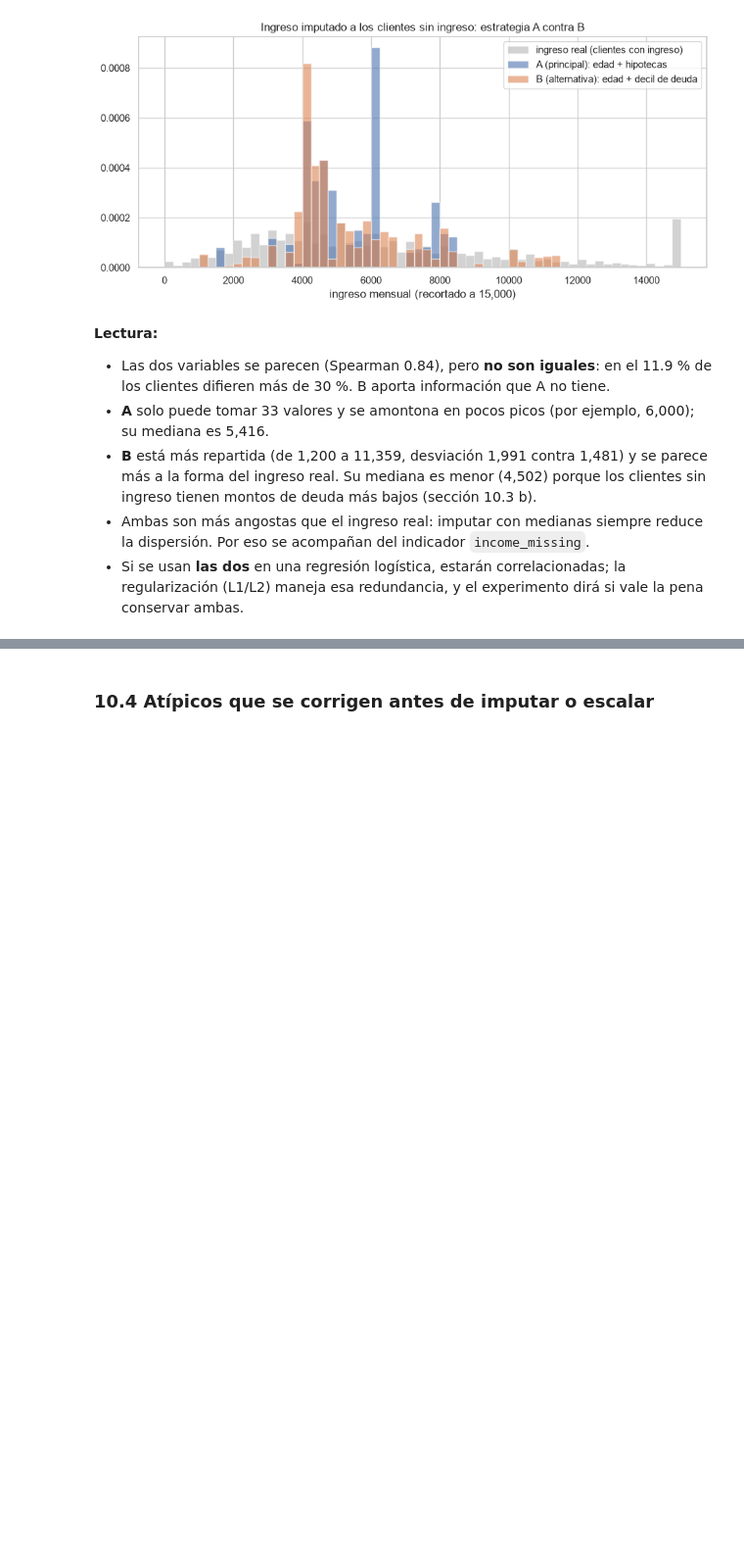
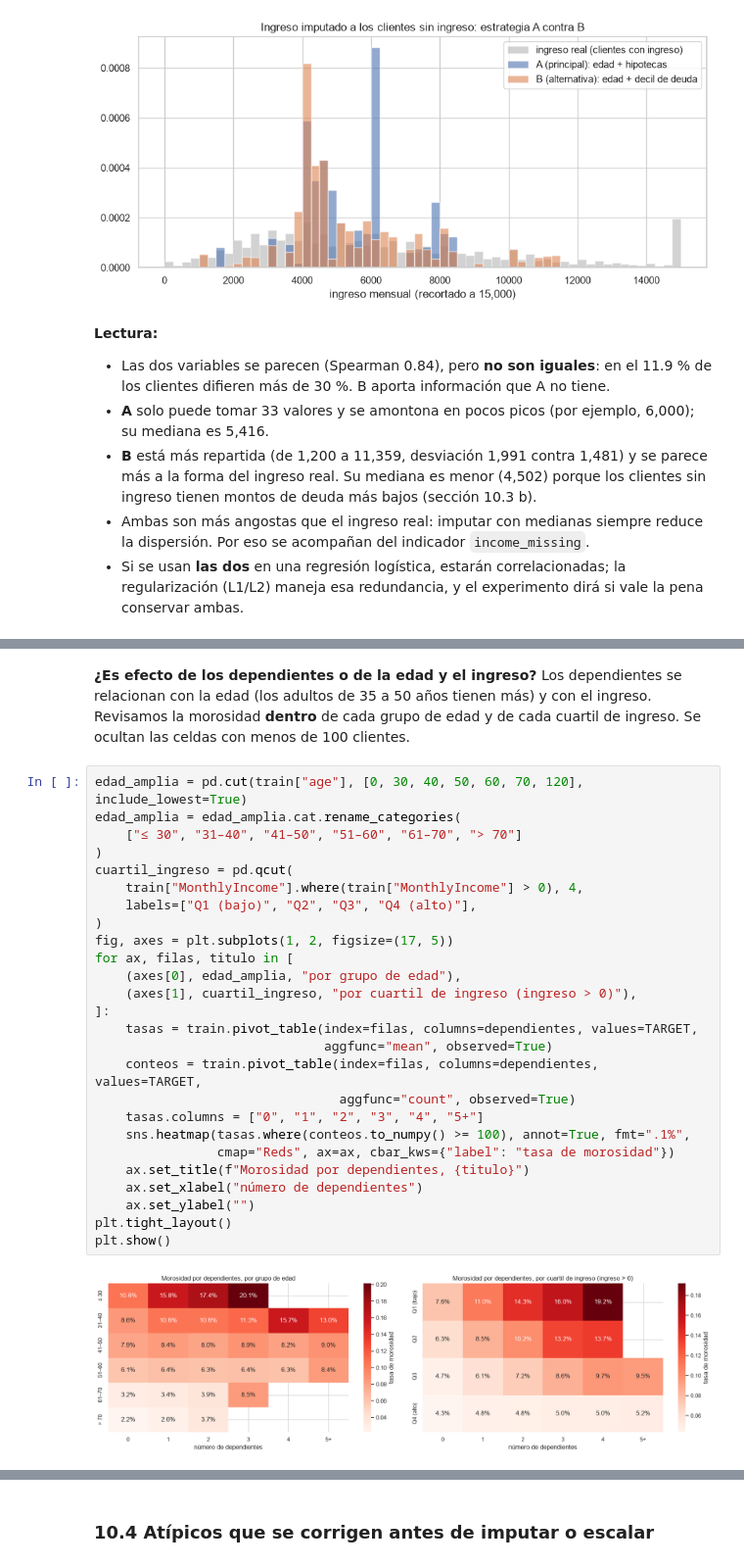
Before and after one commit to gustavopardoitam/ml-competencia-crediticia, a Jupyter notebook: notebooks/02_eda.ipynb, the cells around one changed output, grey strips where cells are left out. Shown at 98% size. Drawn from its saved outputs; the diff is of its cells as text; blank space fills up the shorter version.

```diff
--- a/notebooks/02_eda.ipynb
+++ b/notebooks/02_eda.ipynb
@@ -1003,0 +1330,34 @@ Clientes donde A y B difieren más de 30 %: 11.9%
+# %% [markdown]
+**¿Es efecto de los dependientes o de la edad y el ingreso?** Los
+dependientes se relacionan con la edad (los adultos de 35 a 50 años tienen
+más) y con el ingreso. Revisamos la morosidad **dentro** de cada grupo de
+edad y de cada cuartil de ingreso. Se ocultan las celdas con menos de 100
+clientes.
+# %%
+edad_amplia = pd.cut(train["age"], [0, 30, 40, 50, 60, 70, 120], include_lowest=True)
+edad_amplia = edad_amplia.cat.rename_categories(
+    ["≤ 30", "31–40", "41–50", "51–60", "61–70", "> 70"]
+)
+cuartil_ingreso = pd.qcut(
+    train["MonthlyIncome"].where(train["MonthlyIncome"] > 0), 4,
+    labels=["Q1 (bajo)", "Q2", "Q3", "Q4 (alto)"],
+)
+fig, axes = plt.subplots(1, 2, figsize=(17, 5))
+for ax, filas, titulo in [
+    (axes[0], edad_amplia, "por grupo de edad"),
+    (axes[1], cuartil_ingreso, "por cuartil de ingreso (ingreso > 0)"),
+]:
+    tasas = train.pivot_table(index=filas, columns=dependientes, values=TARGET,
+                              aggfunc="mean", observed=True)
+    conteos = train.pivot_table(index=filas, columns=dependientes, values=TARGET,
+                                aggfunc="count", observed=True)
+    tasas.columns = ["0", "1", "2", "3", "4", "5+"]
+    sns.heatmap(tasas.where(conteos.to_numpy() >= 100), annot=True, fmt=".1%",
+                cmap="Reds", ax=ax, cbar_kws={"label": "tasa de morosidad"})
+    ax.set_title(f"Morosidad por dependientes, {titulo}")
+    ax.set_xlabel("número de dependientes")
+    ax.set_ylabel("")
+plt.tight_layout()
+plt.show()
+# %% [output]
+[figure, added]
```
Also changed, not shown: parts of 15 cells of this notebook, 2 other files.
